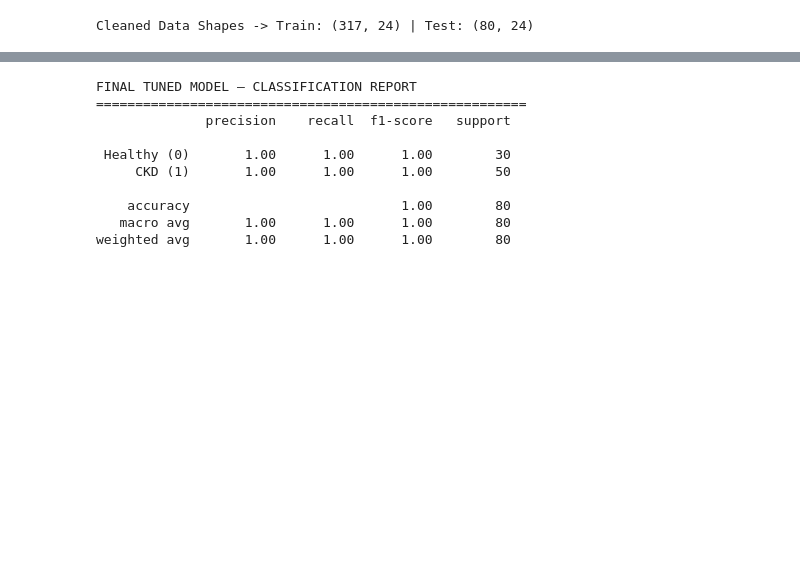
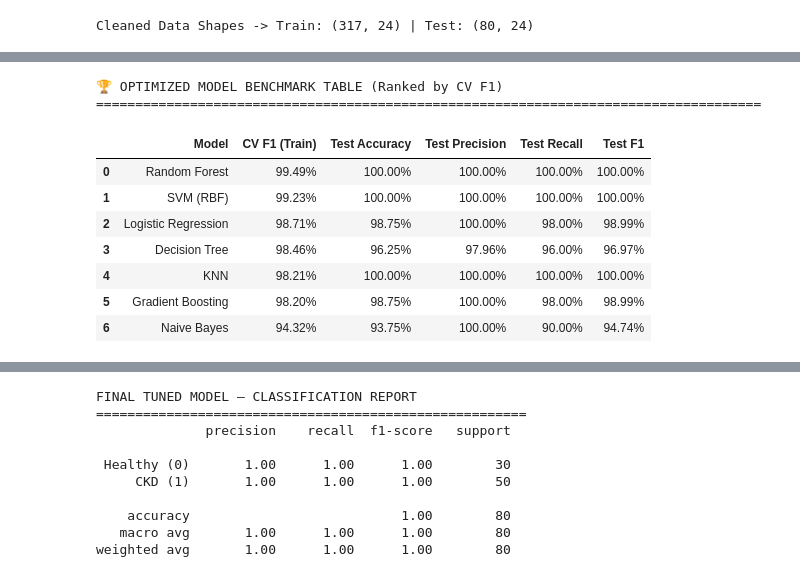
Before and after one commit to ShabeebMhd/CKD_Capstone-Project, a Jupyter notebook: 4. Feature Selection and Model Creation/Feature Selection and Model Creation.ipynb, the cells around one changed output, grey strips where cells are left out. Cells and saved outputs as stored; diff of their text form; code cells hidden in the pictures; blank space fills up the shorter version.

```diff
--- a/4. Feature Selection and Model Creation/Feature Selection and Model Creation.ipynb
+++ b/4. Feature Selection and Model Creation/Feature Selection and Model Creation.ipynb
@@ -460,10 +345,0 @@ else:
-# %%
-from sklearn.model_selection import cross_val_score
-
-cv = StratifiedKFold(n_splits=5, shuffle=True, random_state=42)
-lr = LogisticRegression(class_weight='balanced', random_state=42, max_iter=1000)
-
-cv_scores = cross_val_score(lr, X_train_selected, y_train, cv=cv, scoring='f1')
-
-print("5-Fold CV F1 scores:", [f"{s*100:.2f}%" for s in cv_scores])
-print(f"Mean CV F1: {np.mean(cv_scores)*100:.2f}%  ±  {np.std(cv_scores)*100:.2f}%")
@@ -501,0 +356,70 @@ Best CV Recall  : 98.47%
+# %%
+from sklearn.metrics import accuracy_score, precision_score, recall_score, f1_score
+from sklearn.model_selection import cross_val_score, StratifiedKFold
+# Keep your exact models intact
+from sklearn.linear_model import LogisticRegression
+from sklearn.neighbors import KNeighborsClassifier
+from sklearn.svm import SVC
+from sklearn.naive_bayes import GaussianNB
+from sklearn.tree import DecisionTreeClassifier
+from sklearn.ensemble import RandomForestClassifier, GradientBoostingClassifier
+
+# Robust cross-validation setup
+cv5 = StratifiedKFold(n_splits=5, shuffle=True, random_state=42)
+
+MODELS = {
+    "Logistic Regression": LogisticRegression(class_weight='balanced', random_state=42, max_iter=1000),
+    "KNN":                 KNeighborsClassifier(),
+    "SVM (RBF)":           SVC(kernel="rbf", random_state=42, class_weight='balanced'),
+    "Naive Bayes":         GaussianNB(),
+    "Decision Tree":       DecisionTreeClassifier(random_state=42, class_weight='balanced'),
+    "Random Forest":       RandomForestClassifier(random_state=42, class_weight='balanced'),
+    "Gradient Boosting":   GradientBoostingClassifier(random_state=42),
+}
+
+results = []
+for name, model in MODELS.items():
+
+    # 1. Step A: Compute the Cross-Validation Score on Training Data
+    cv_scores = cross_val_score(model, X_train_selected, y_train, cv=cv5, scoring='f1', n_jobs=-1)
+    mean_cv_f1 = cv_scores.mean()
+
+    # 2. Step B: Train ONCE on full training data to predict on the test set
+    model.fit(X_train_selected, y_train)
+    y_pred = model.predict(X_test_selected)
+
+    # 3. Collect all metrics for this model row
+    results.append({
+        "Model": name,
+        "CV F1 (Train)":  mean_cv_f1, # Store as float first for clean sorting
+        "Test Accuracy":  accuracy_score(y_test, y_pred),
+        "Test Precision": precision_score(y_test, y_pred, pos_label=1, zero_division=0),
+        "Test Recall":    recall_score(y_test, y_pred, pos_label=1),
+        "Test F1":        f1_score(y_test, y_pred, pos_label=1, zero_division=0)
+    })
+
+# 4. Turn into a DataFrame
+df_results = pd.DataFrame(results)
+
+# 5. Rank the table by CV F1 score as planned
+df_results = df_results.sort_values(by="CV F1 (Train)", ascending=False).reset_index(drop=True)
+
+# 6. Beautifully format everything to percentages for display
+metric_cols = ["CV F1 (Train)", "Test Accuracy", "Test Precision", "Test Recall", "Test F1"]
+for col in metric_cols:
+    df_results[col] = df_results[col].map(lambda x: f"{x*100:.2f}%")
+
+print("\n🏆 OPTIMIZED MODEL BENCHMARK TABLE (Ranked by CV F1)")
+print("="*85)
+display(df_results)
+# %% [output]
+🏆 OPTIMIZED MODEL BENCHMARK TABLE (Ranked by CV F1)
+=====================================================================================
+|  | Model | CV F1 (Train) | Test Accuracy | Test Precision | Test Recall | Test F1 |
+| 0 | Random Forest | 99.49% | 100.00% | 100.00% | 100.00% | 100.00% |
+| 1 | SVM (RBF) | 99.23% | 100.00% | 100.00% | 100.00% | 100.00% |
+| 2 | Logistic Regression | 98.71% | 98.75% | 100.00% | 98.00% | 98.99% |
+| 3 | Decision Tree | 98.46% | 96.25% | 97.96% | 96.00% | 96.97% |
+| 4 | KNN | 98.21% | 100.00% | 100.00% | 100.00% | 100.00% |
+| 5 | Gradient Boosting | 98.20% | 98.75% | 100.00% | 98.00% | 98.99% |
+| 6 | Naive Bayes | 94.32% | 93.75% | 100.00% | 90.00% | 94.74% |
```
Also changed, not shown: parts of 37 cells of this notebook.
